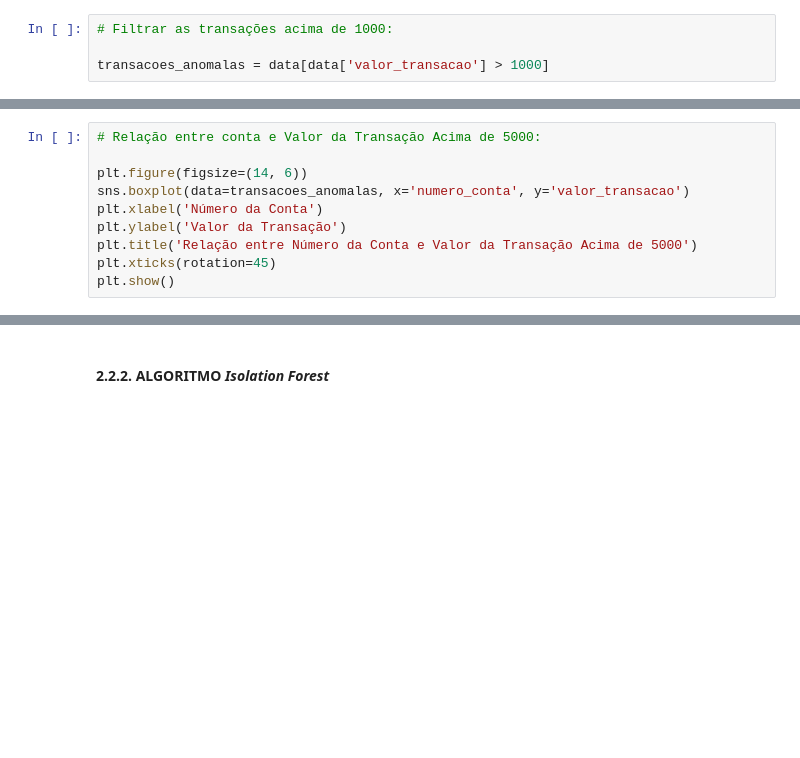
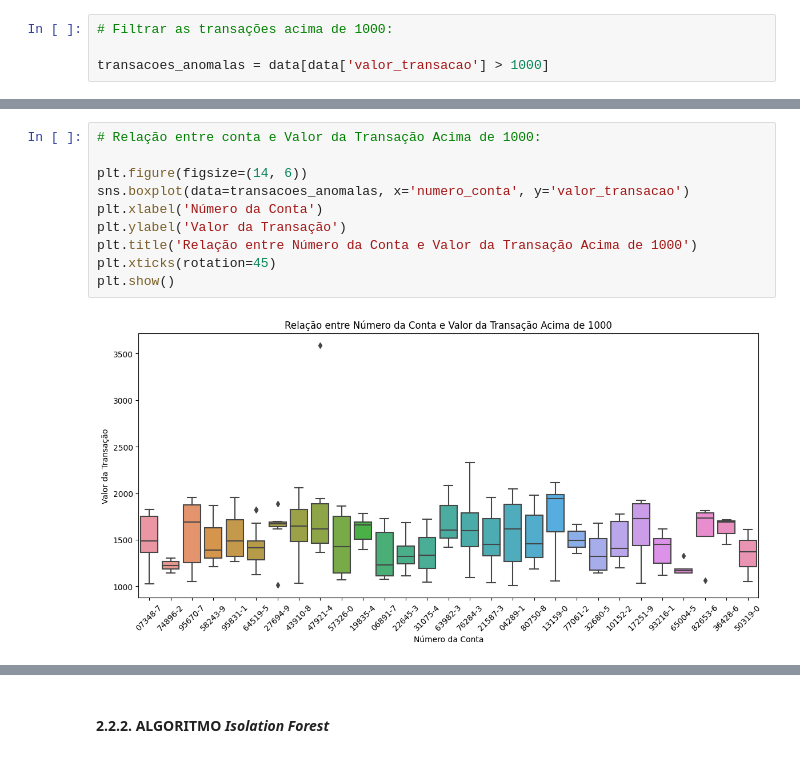
Before and after one commit to CeLo93/ML_analise_preditiva_de_fraudes_e_marketing, a Jupyter notebook: Prediction_DadosFera.ipynb, the cells around one changed output, grey strips where cells are left out. Drawn from its saved outputs; the diff is of its cells as text; blank space fills up the shorter version.

```diff
--- a/Prediction_DadosFera.ipynb
+++ b/Prediction_DadosFera.ipynb
@@ -687,11 +719,13 @@ plt.show()
 # %%
-# Relação entre conta e Valor da Transação Acima de 5000:
+# Relação entre conta e Valor da Transação Acima de 1000:
 
 plt.figure(figsize=(14, 6))
 sns.boxplot(data=transacoes_anomalas, x='numero_conta', y='valor_transacao')
 plt.xlabel('Número da Conta')
 plt.ylabel('Valor da Transação')
-plt.title('Relação entre Número da Conta e Valor da Transação Acima de 5000')
+plt.title('Relação entre Número da Conta e Valor da Transação Acima de 1000')
 plt.xticks(rotation=45)
 plt.show()
+# %% [output]
+[figure, added]
 # %%
```
Also changed, not shown: parts of 15 cells of this notebook.
